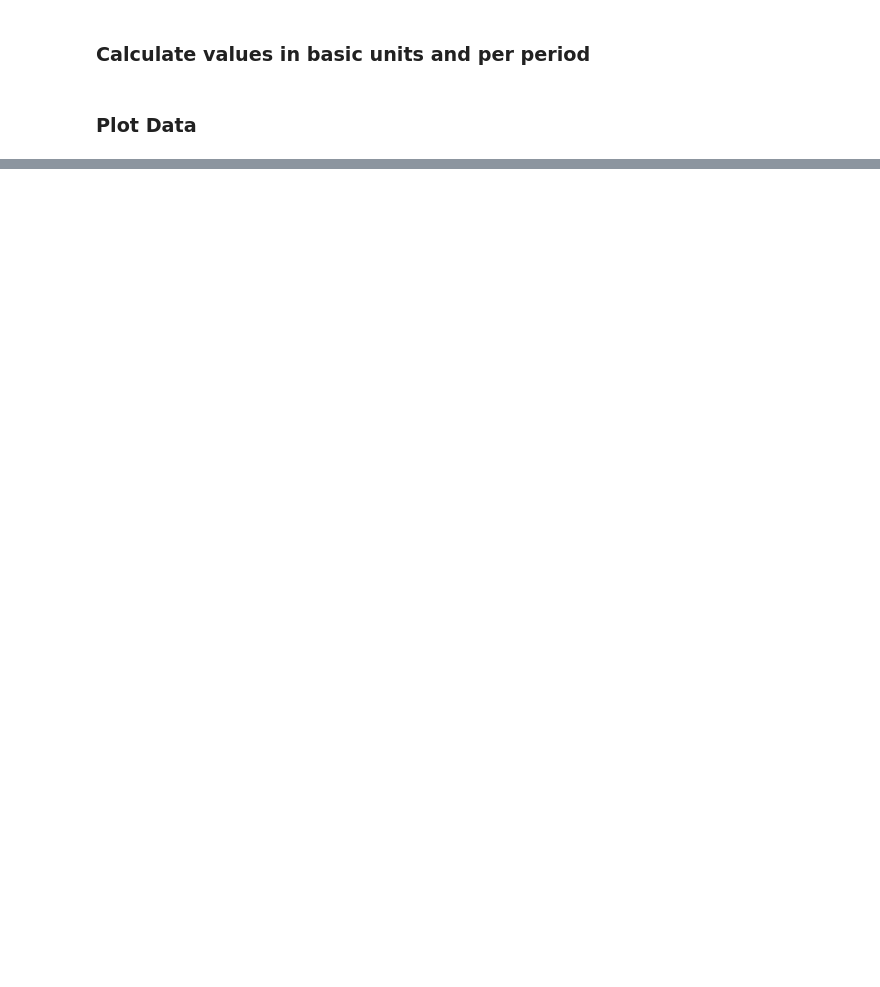
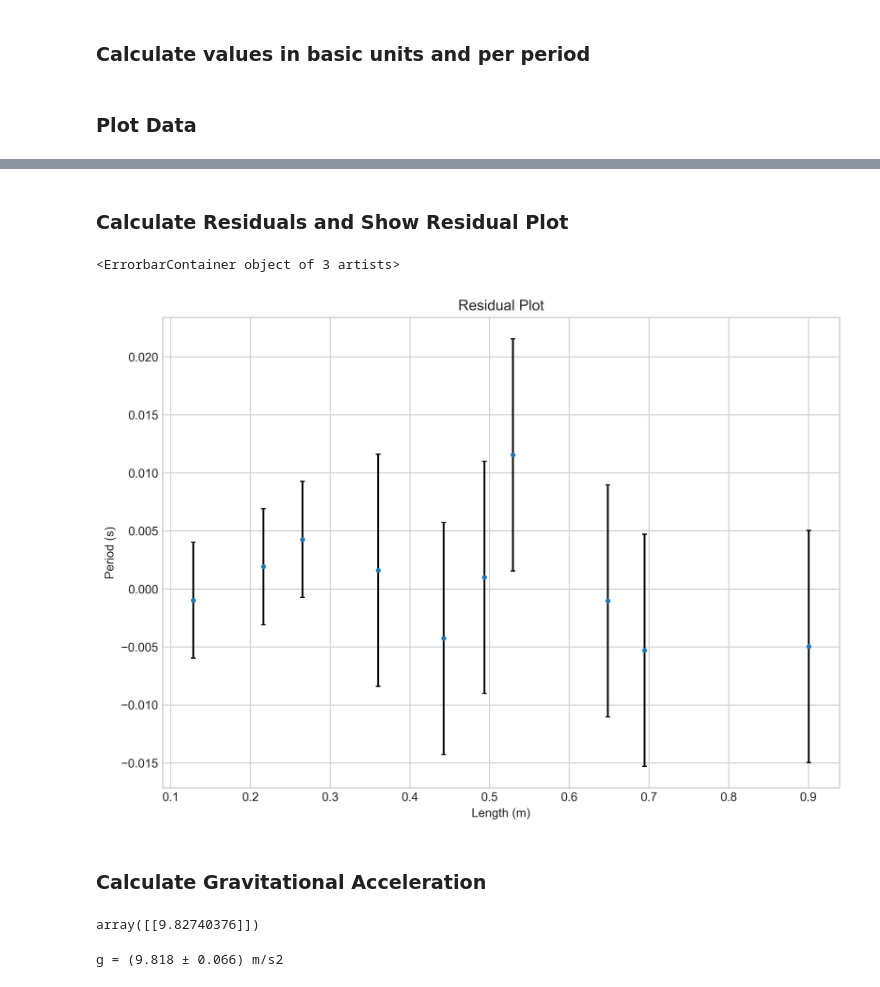
Before and after one commit to bylands/physicslab, a Jupyter notebook: pendulum.ipynb, the cells around one changed output, grey strips where cells are left out. Drawn from its saved outputs; the diff is of its cells as text; code cells hidden in the pictures; blank space fills up the shorter version.

```diff
--- a/pendulum.ipynb
+++ b/pendulum.ipynb
@@ -41,0 +82,27 @@ plt.errorbar(length, period, yerr=dT, xerr=dl, fmt='.')
+# %% [markdown]
+### Calculate Residuals and Show Residual Plot
+# %%
+res = period - f(length, a_optimal)
+
+plt.style.use('seaborn-v0_8-whitegrid')
+plt.figure(figsize=(10,7), dpi=300)
+plt.title('Residual Plot')
+plt.xlabel('Length (m)')
+plt.ylabel('Period (s)')
+
+plt.errorbar(length, res, yerr=dT, fmt='.', ecolor='black', capsize=2, label='data')
+# %% [output]
+<ErrorbarContainer object of 3 artists>
+[figure, added]
+# %% [markdown]
+### Calculate Gravitational Acceleration
+# %%
+4 * np.pi**2 / a_optimal**2
+# %% [output]
+array([[9.82740376]])
+# %%
+g = 4 * np.pi**2 * length / period**2
+
+print(f'g = ({g.mean():.3f} ± {g.std():.3f}) m/s2')
+# %% [output]
+g = (9.818 ± 0.066) m/s2
```
Also changed, not shown: parts of 14 cells of this notebook.
